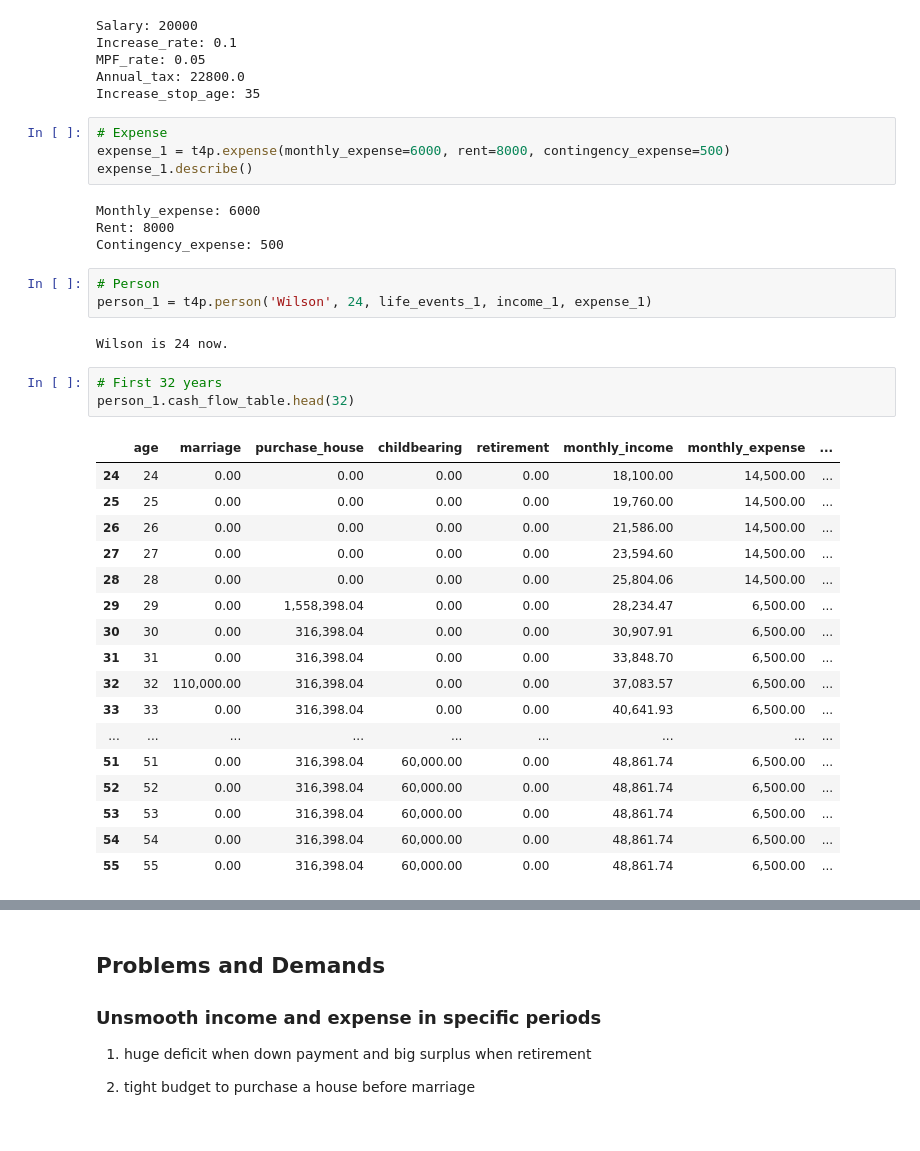
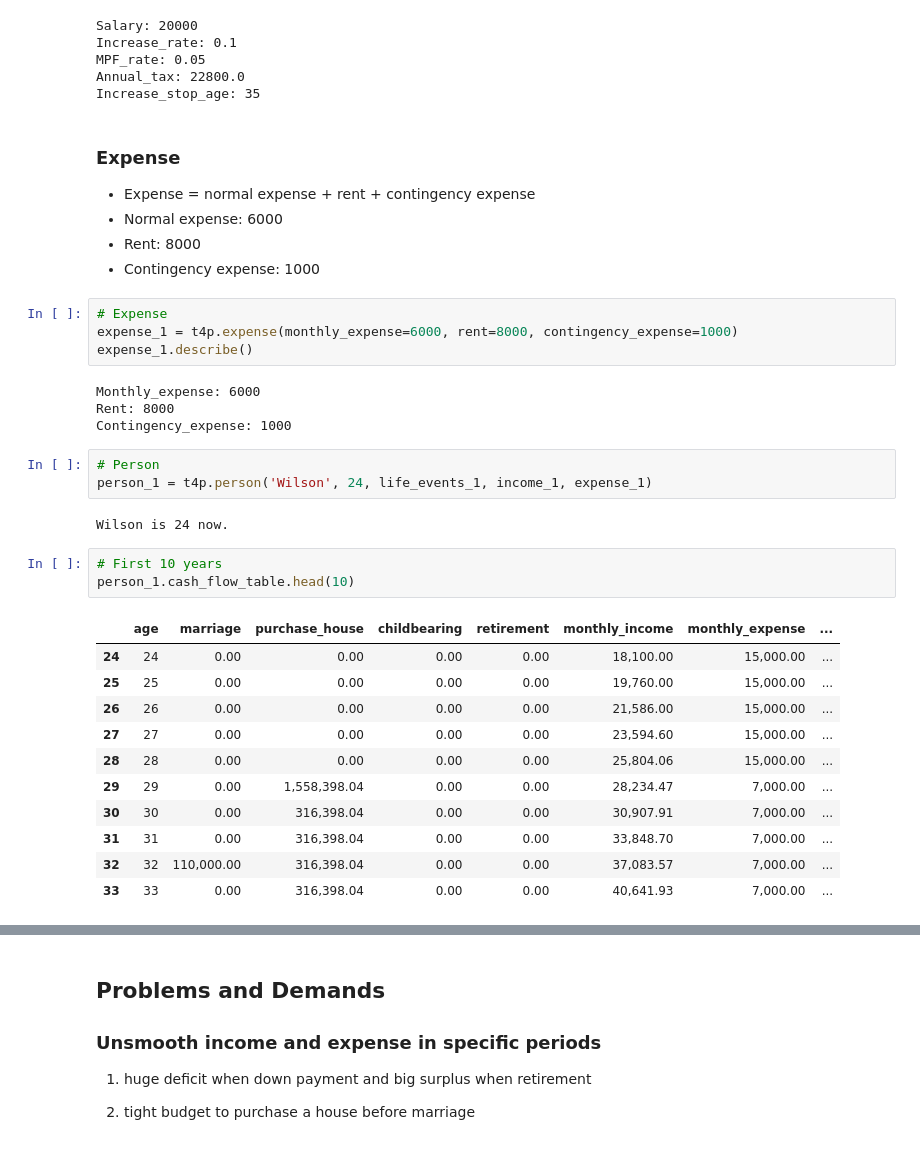
Before and after one commit to Popo-Neko/Financial-Planning, a Jupyter notebook: FinancialPlan.ipynb, the cells around one changed output, grey strips where cells are left out. Saved outputs shown, nothing was run; the diff lists cells and outputs as text.

```diff
--- a/FinancialPlan.ipynb
+++ b/FinancialPlan.ipynb
@@ -136,38 +160,38 @@ Increase_rate: 0.1
 MPF_rate: 0.05
 Annual_tax: 22800.0
 Increase_stop_age: 35
+# %% [markdown]
+### Expense
+- Expense = normal expense + rent + contingency expense
+- Normal expense: 6000
+- Rent: 8000
+- Contingency expense: 1000
 # %%
 # Expense
-expense_1 = t4p.expense(monthly_expense=6000, rent=8000, contingency_expense=500)
+expense_1 = t4p.expense(monthly_expense=6000, rent=8000, contingency_expense=1000)
 expense_1.describe()
 # %% [output]
 Monthly_expense: 6000
 Rent: 8000
-Contingency_expense: 500
+Contingency_expense: 1000
 # %%
 # Person
 person_1 = t4p.person('Wilson', 24, life_events_1, income_1, expense_1)
 # %% [output]
 Wilson is 24 now.
 # %%
-# First 32 years
-person_1.cash_flow_table.head(32)
+# First 10 years
+person_1.cash_flow_table.head(10)
 # %% [output]
 |  | age | marriage | purchase_house | childbearing | retirement | monthly_income | monthly_expense | ... |
-| 24 | 24 | 0.00 | 0.00 | 0.00 | 0.00 | 18,100.00 | 14,500.00 | ... |
-| 25 | 25 | 0.00 | 0.00 | 0.00 | 0.00 | 19,760.00 | 14,500.00 | ... |
-| 26 | 26 | 0.00 | 0.00 | 0.00 | 0.00 | 21,586.00 | 14,500.00 | ... |
-| 27 | 27 | 0.00 | 0.00 | 0.00 | 0.00 | 23,594.60 | 14,500.00 | ... |
-| 28 | 28 | 0.00 | 0.00 | 0.00 | 0.00 | 25,804.06 | 14,500.00 | ... |
-| 29 | 29 | 0.00 | 1,558,398.04 | 0.00 | 0.00 | 28,234.47 | 6,500.00 | ... |
-| 30 | 30 | 0.00 | 316,398.04 | 0.00 | 0.00 | 30,907.91 | 6,500.00 | ... |
-| 31 | 31 | 0.00 | 316,398.04 | 0.00 | 0.00 | 33,848.70 | 6,500.00 | ... |
-| 32 | 32 | 110,000.00 | 316,398.04 | 0.00 | 0.00 | 37,083.57 | 6,500.00 | ... |
-| 33 | 33 | 0.00 | 316,398.04 | 0.00 | 0.00 | 40,641.93 | 6,500.00 | ... |
-| ... | ... | ... | ... | ... | ... | ... | ... | ... |
-| 51 | 51 | 0.00 | 316,398.04 | 60,000.00 | 0.00 | 48,861.74 | 6,500.00 | ... |
-| 52 | 52 | 0.00 | 316,398.04 | 60,000.00 | 0.00 | 48,861.74 | 6,500.00 | ... |
-| 53 | 53 | 0.00 | 316,398.04 | 60,000.00 | 0.00 | 48,861.74 | 6,500.00 | ... |
-| 54 | 54 | 0.00 | 316,398.04 | 60,000.00 | 0.00 | 48,861.74 | 6,500.00 | ... |
-| 55 | 55 | 0.00 | 316,398.04 | 60,000.00 | 0.00 | 48,861.74 | 6,500.00 | ... |
+| 24 | 24 | 0.00 | 0.00 | 0.00 | 0.00 | 18,100.00 | 15,000.00 | ... |
+| 25 | 25 | 0.00 | 0.00 | 0.00 | 0.00 | 19,760.00 | 15,000.00 | ... |
+| 26 | 26 | 0.00 | 0.00 | 0.00 | 0.00 | 21,586.00 | 15,000.00 | ... |
+| 27 | 27 | 0.00 | 0.00 | 0.00 | 0.00 | 23,594.60 | 15,000.00 | ... |
+| 28 | 28 | 0.00 | 0.00 | 0.00 | 0.00 | 25,804.06 | 15,000.00 | ... |
+| 29 | 29 | 0.00 | 1,558,398.04 | 0.00 | 0.00 | 28,234.47 | 7,000.00 | ... |
+| 30 | 30 | 0.00 | 316,398.04 | 0.00 | 0.00 | 30,907.91 | 7,000.00 | ... |
+| 31 | 31 | 0.00 | 316,398.04 | 0.00 | 0.00 | 33,848.70 | 7,000.00 | ... |
+| 32 | 32 | 110,000.00 | 316,398.04 | 0.00 | 0.00 | 37,083.57 | 7,000.00 | ... |
+| 33 | 33 | 0.00 | 316,398.04 | 0.00 | 0.00 | 40,641.93 | 7,000.00 | ... |
 # %%
```
Also changed, not shown: parts of 20 cells of this notebook.
